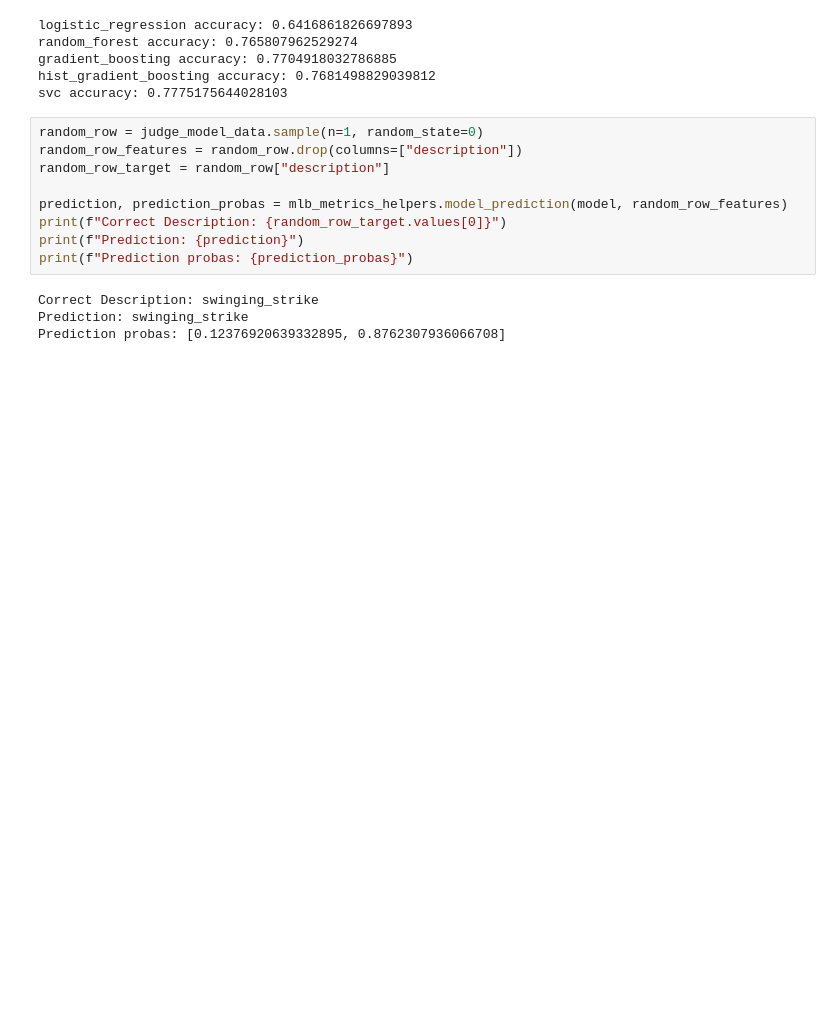
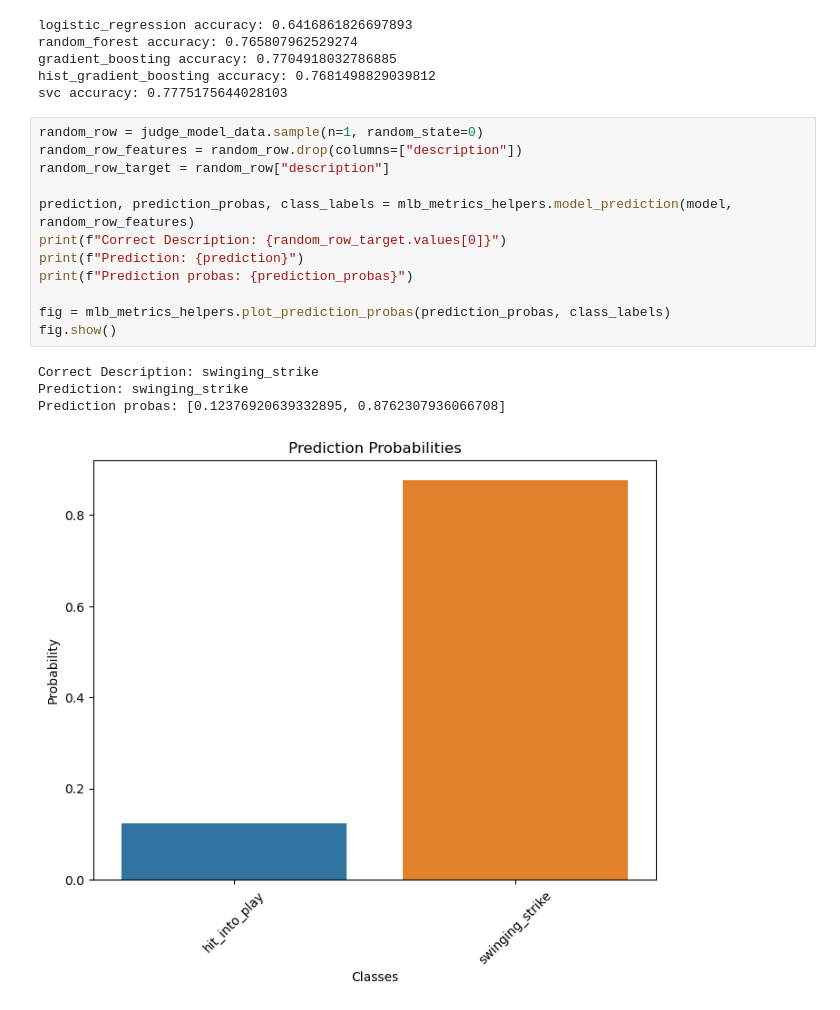
Before and after one commit to roshankern/MLB_Metrics_DS, a Jupyter notebook: mlb_metrics_backend/helpers_example.ipynb, the cells around one changed output. Cells and saved outputs as stored; diff of their text form; blank space fills up the shorter version.

```diff
--- a/mlb_metrics_backend/helpers_example.ipynb
+++ b/mlb_metrics_backend/helpers_example.ipynb
@@ -161,13 +160,17 @@ svc accuracy: 0.7775175644028103
 # %%
 random_row = judge_model_data.sample(n=1, random_state=0)
 random_row_features = random_row.drop(columns=["description"])
 random_row_target = random_row["description"]
 
-prediction, prediction_probas = mlb_metrics_helpers.model_prediction(model, random_row_features)
+prediction, prediction_probas, class_labels = mlb_metrics_helpers.model_prediction(model, random_row_features)
 print(f"Correct Description: {random_row_target.values[0]}")
 print(f"Prediction: {prediction}")
 print(f"Prediction probas: {prediction_probas}")
+
+fig = mlb_metrics_helpers.plot_prediction_probas(prediction_probas, class_labels)
+fig.show()
 # %% [output]
 Correct Description: swinging_strike
 Prediction: swinging_strike
 Prediction probas: [0.12376920639332895, 0.8762307936066708]
+[figure, added]
```
Also changed, not shown: parts of 3 cells of this notebook, 5 other files.
